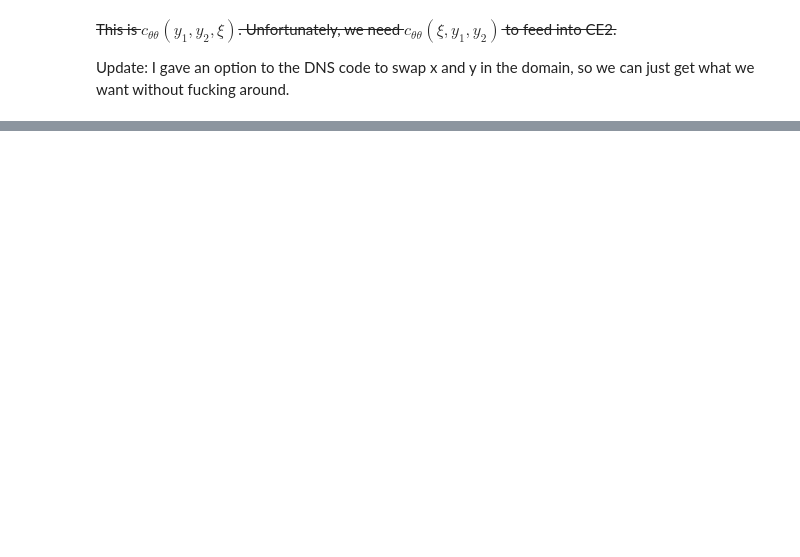
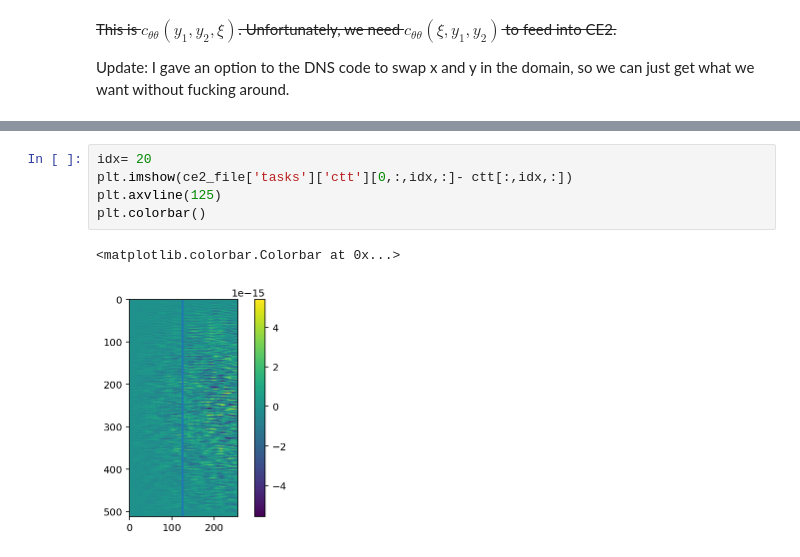
Before and after one commit to jsoishi/busse_annulus, a Jupyter notebook: python/DNS to CE2 Data transfer.ipynb, the cells around one changed output, grey strips where cells are left out. Cells and saved outputs as stored; diff of their text form; blank space fills up the shorter version.

```diff
--- a/python/DNS to CE2 Data transfer.ipynb
+++ b/python/DNS to CE2 Data transfer.ipynb
@@ -64,0 +117,8 @@ Update: I gave an option to the DNS code to swap x and y in the domain, so we ca
+# %%
+idx= 20
+plt.imshow(ce2_file['tasks']['ctt'][0,:,idx,:]- ctt[:,idx,:])
+plt.axvline(125)
+plt.colorbar()
+# %% [output]
+<matplotlib.colorbar.Colorbar at 0x...>
+[figure, added]
```
Also changed, not shown: parts of 41 cells of this notebook.
